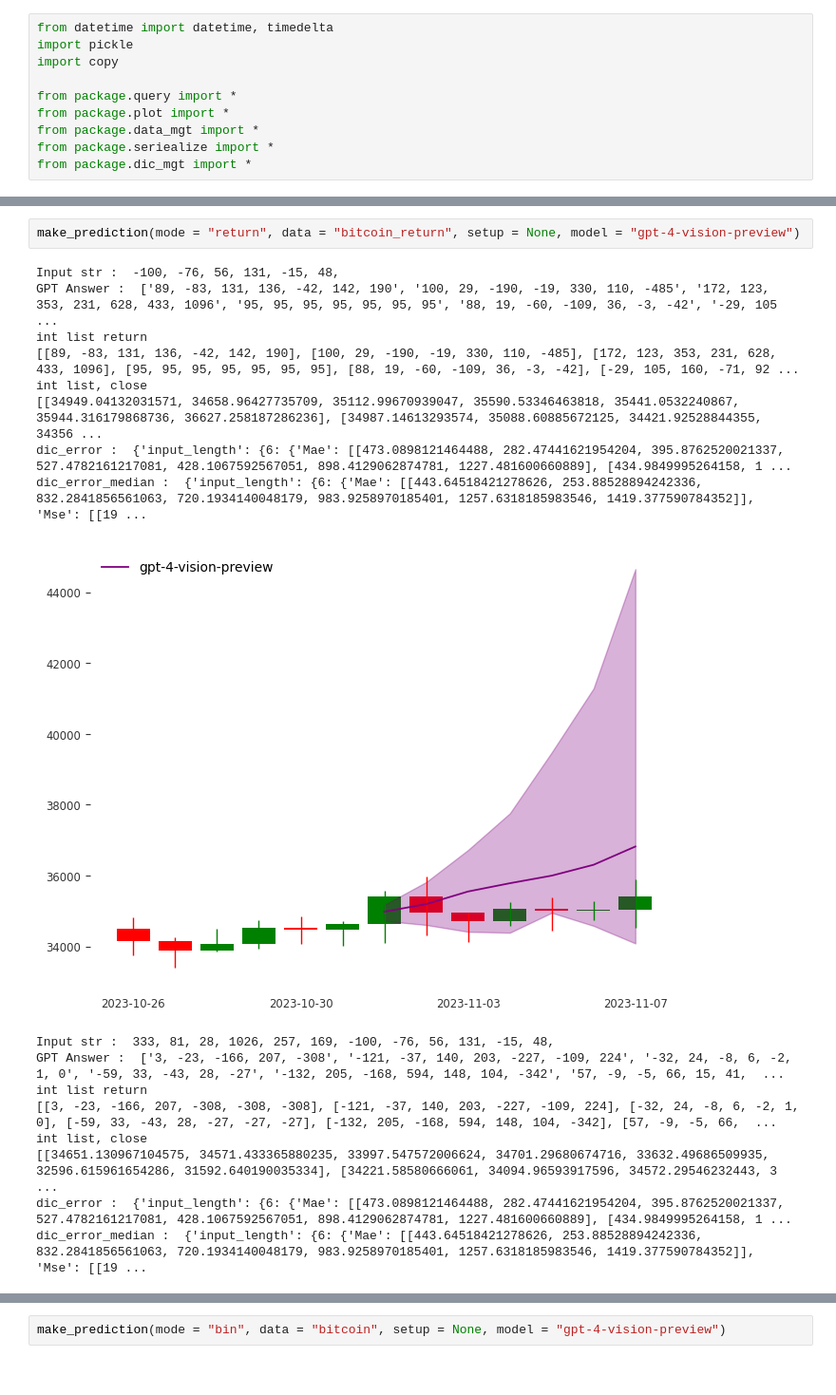
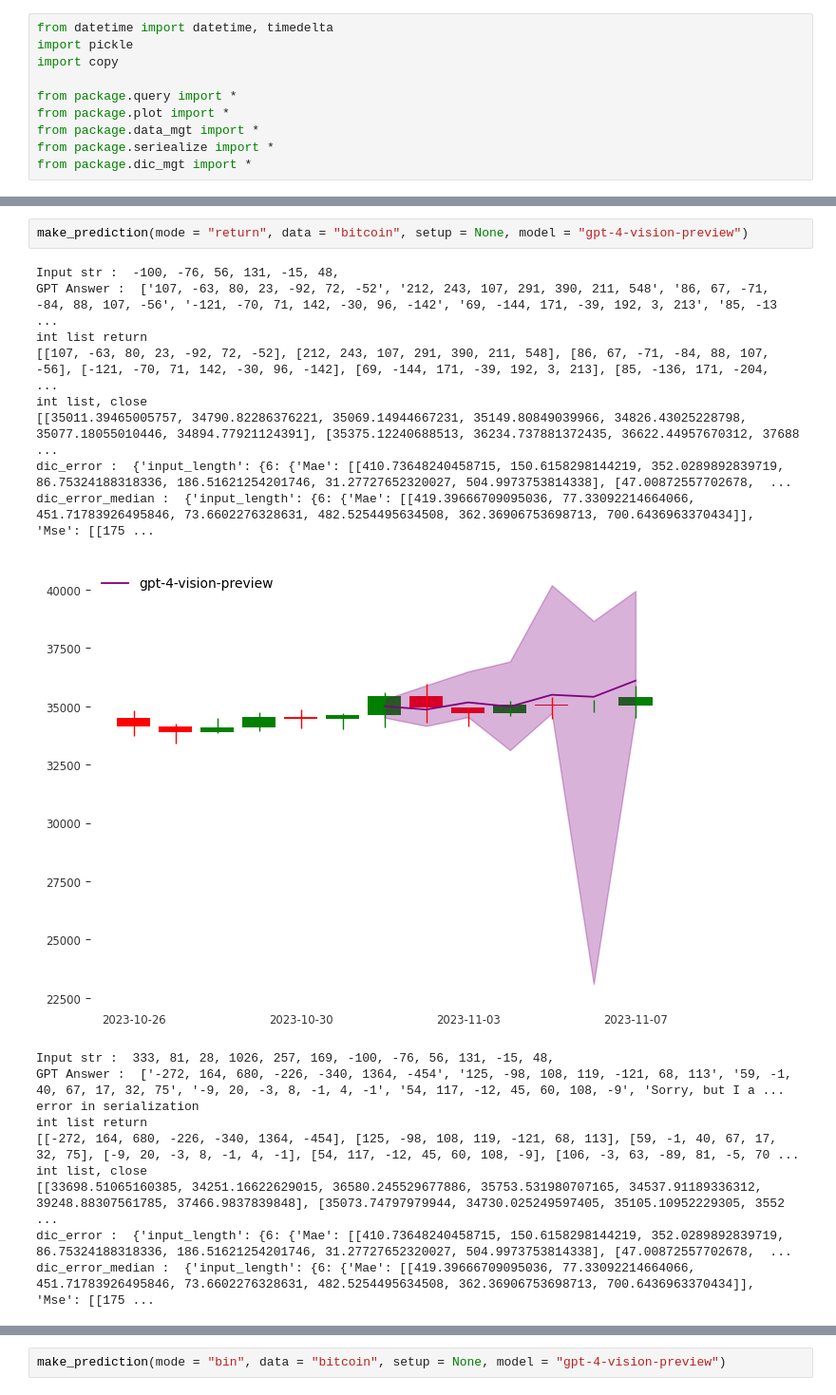
Before and after one commit to ZewiL08/LLM-sandbox, a Jupyter notebook: test.ipynb, the cells around one changed output, grey strips where cells are left out. Shown at 95% size. Cells and saved outputs as stored; diff of their text form.

```diff
--- a/test.ipynb
+++ b/test.ipynb
@@ -63,20 +82,21 @@ Global MAE/MSE
 # %%
-make_prediction(mode = "return", data = "bitcoin_return", setup = None, model = "gpt-4-vision-preview")
+make_prediction(mode = "return", data = "bitcoin", setup = None, model = "gpt-4-vision-preview")
 # %% [output]
 Input str :  -100, -76, 56, 131, -15, 48,
-GPT Answer :  ['89, -83, 131, 136, -42, 142, 190', '100, 29, -190, -19, 330, 110, -485', '172, 123, 353, 231, 628, 433, 1096', '95, 95, 95, 95, 95, 95, 95', '88, 19, -60, -109, 36, -3, -42', '-29, 105 ...
+GPT Answer :  ['107, -63, 80, 23, -92, 72, -52', '212, 243, 107, 291, 390, 211, 548', '86, 67, -71, -84, 88, 107, -56', '-121, -70, 71, 142, -30, 96, -142', '69, -144, 171, -39, 192, 3, 213', '85, -13 ...
 int list return
-[[89, -83, 131, 136, -42, 142, 190], [100, 29, -190, -19, 330, 110, -485], [172, 123, 353, 231, 628, 433, 1096], [95, 95, 95, 95, 95, 95, 95], [88, 19, -60, -109, 36, -3, -42], [-29, 105, 160, -71, 92 ...
+[[107, -63, 80, 23, -92, 72, -52], [212, 243, 107, 291, 390, 211, 548], [86, 67, -71, -84, 88, 107, -56], [-121, -70, 71, 142, -30, 96, -142], [69, -144, 171, -39, 192, 3, 213], [85, -136, 171, -204,  ...
 int list, close
-[[34949.04132031571, 34658.96427735709, 35112.99670939047, 35590.53346463818, 35441.0532240867, 35944.316179868736, 36627.258187286236], [34987.14613293574, 35088.60885672125, 34421.92528844355, 34356 ...
-dic_error :  {'input_length': {6: {'Mae': [[473.0898121464488, 282.47441621954204, 395.8762520021337, 527.4782161217081, 428.1067592567051, 898.4129062874781, 1227.481600660889], [434.9849995264158, 1 ...
-dic_error_median :  {'input_length': {6: {'Mae': [[443.64518421278626, 253.88528894242336, 832.2841856561063, 720.1934140048179, 983.9258970185401, 1257.6318185983546, 1419.377590784352]], 'Mse': [[19 ...
+[[35011.39465005757, 34790.82286376221, 35069.14944667231, 35149.80849039966, 34826.43025228798, 35077.18055010446, 34894.77921124391], [35375.12240688513, 36234.737881372435, 36622.44957670312, 37688 ...
+dic_error :  {'input_length': {6: {'Mae': [[410.73648240458715, 150.6158298144219, 352.0289892839719, 86.75324188318336, 186.51621254201746, 31.27727652320027, 504.9973753814338], [47.00872557702678,  ...
+dic_error_median :  {'input_length': {6: {'Mae': [[419.39666709095036, 77.33092214664066, 451.71783926495846, 73.6602276328631, 482.5254495634508, 362.36906753698713, 700.6436963370434]], 'Mse': [[175 ...
-[figure, old version]
+[figure, new version]
 Input str :  333, 81, 28, 1026, 257, 169, -100, -76, 56, 131, -15, 48,
-GPT Answer :  ['3, -23, -166, 207, -308', '-121, -37, 140, 203, -227, -109, 224', '-32, 24, -8, 6, -2, 1, 0', '-59, 33, -43, 28, -27', '-132, 205, -168, 594, 148, 104, -342', '57, -9, -5, 66, 15, 41,  ...
+GPT Answer :  ['-272, 164, 680, -226, -340, 1364, -454', '125, -98, 108, 119, -121, 68, 113', '59, -1, 40, 67, 17, 32, 75', '-9, 20, -3, 8, -1, 4, -1', '54, 117, -12, 45, 60, 108, -9', 'Sorry, but I a ...
+error in serialization
 int list return
-[[3, -23, -166, 207, -308, -308, -308], [-121, -37, 140, 203, -227, -109, 224], [-32, 24, -8, 6, -2, 1, 0], [-59, 33, -43, 28, -27, -27, -27], [-132, 205, -168, 594, 148, 104, -342], [57, -9, -5, 66,  ...
+[[-272, 164, 680, -226, -340, 1364, -454], [125, -98, 108, 119, -121, 68, 113], [59, -1, 40, 67, 17, 32, 75], [-9, 20, -3, 8, -1, 4, -1], [54, 117, -12, 45, 60, 108, -9], [106, -3, 63, -89, 81, -5, 70 ...
 int list, close
-[[34651.130967104575, 34571.433365880235, 33997.547572006624, 34701.29680674716, 33632.49686509935, 32596.615961654286, 31592.640190035334], [34221.58580666061, 34094.96593917596, 34572.29546232443, 3 ...
-dic_error :  {'input_length': {6: {'Mae': [[473.0898121464488, 282.47441621954204, 395.8762520021337, 527.4782161217081, 428.1067592567051, 898.4129062874781, 1227.481600660889], [434.9849995264158, 1 ...
-dic_error_median :  {'input_length': {6: {'Mae': [[443.64518421278626, 253.88528894242336, 832.2841856561063, 720.1934140048179, 983.9258970185401, 1257.6318185983546, 1419.377590784352]], 'Mse': [[19 ...
+[[33698.51065160385, 34251.16622629015, 36580.245529677886, 35753.531980707165, 34537.91189336312, 39248.88307561785, 37466.9837839848], [35073.74797979944, 34730.025249597405, 35105.10952229305, 3552 ...
+dic_error :  {'input_length': {6: {'Mae': [[410.73648240458715, 150.6158298144219, 352.0289892839719, 86.75324188318336, 186.51621254201746, 31.27727652320027, 504.9973753814338], [47.00872557702678,  ...
+dic_error_median :  {'input_length': {6: {'Mae': [[419.39666709095036, 77.33092214664066, 451.71783926495846, 73.6602276328631, 482.5254495634508, 362.36906753698713, 700.6436963370434]], 'Mse': [[175 ...
```
Also changed, not shown: parts of 6 cells of this notebook, 38 other files.
